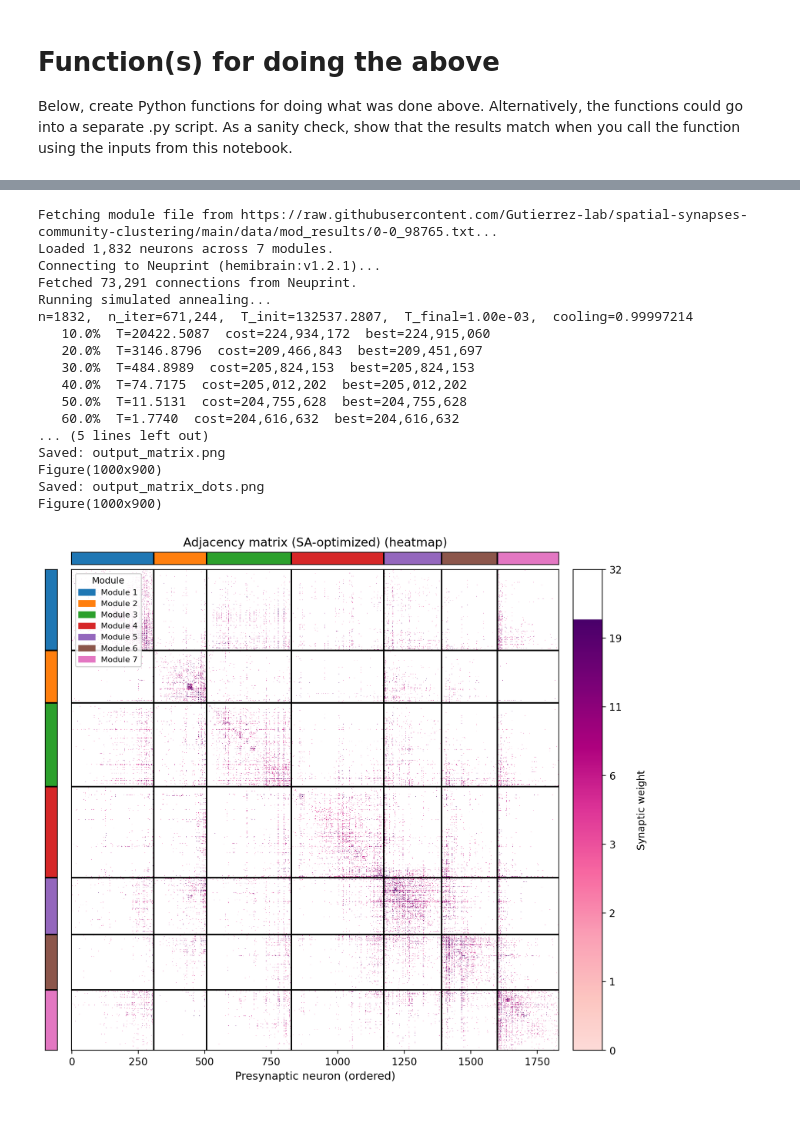
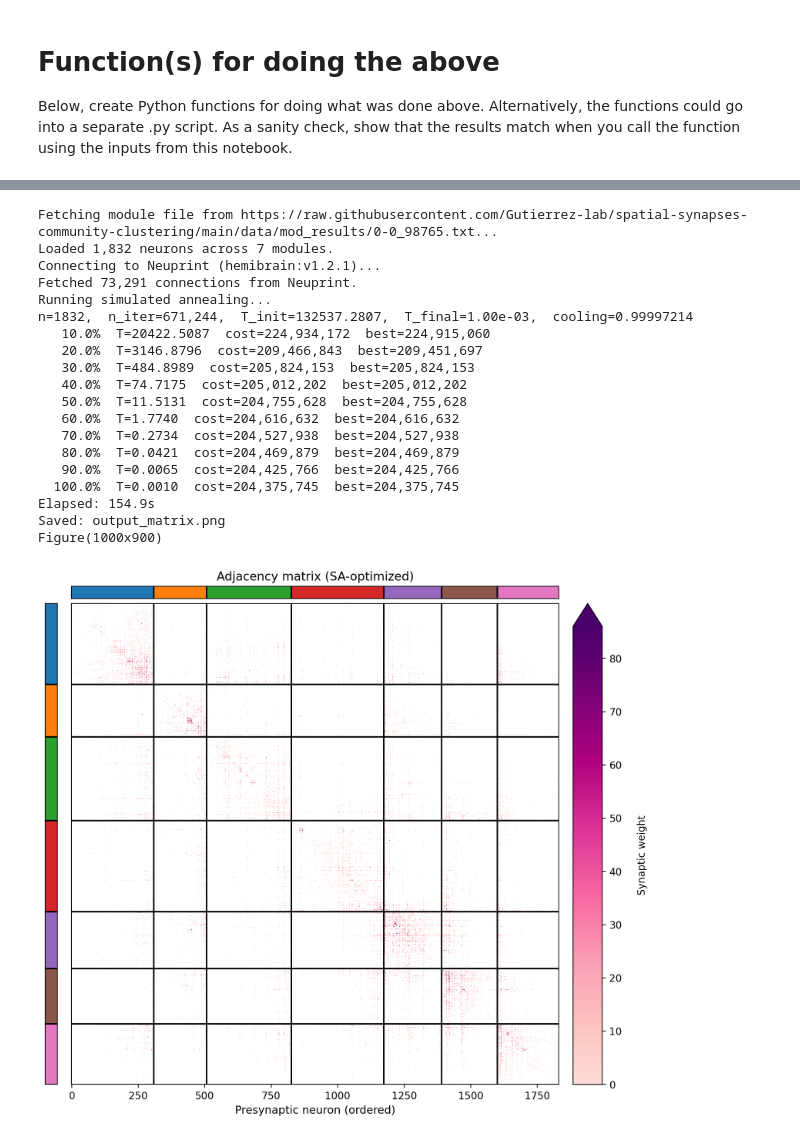
Before and after one commit to Gutierrez-lab/connectome-analysis-lab-tutorials, a Jupyter notebook: Simulated_Annealing/simulated_annealing_matrix_solution.ipynb, the cells around one changed output, grey strips where cells are left out. Cells and saved outputs as stored; diff of their text form; code cells hidden in the pictures.

```diff
--- a/Simulated_Annealing/simulated_annealing_matrix_solution.ipynb
+++ b/Simulated_Annealing/simulated_annealing_matrix_solution.ipynb
@@ -749,35 +817,36 @@ python adjacency_matrix.py \
 # %%
 import os
 from google.colab import userdata
 from IPython.display import Image, display
 
 os.environ['NEUPRINT_TOKEN'] = userdata.get('NEUPRINT_TOKEN')
 
 !python simulated_annealing.py \
     --mod-url  https://raw.githubusercontent.com/Gutierrez-lab/spatial-synapses-community-clustering/main/data/mod_results/0-0_98765.txt \
     --neuprint \
     --min-weight 3 \
+    --plot-style heatmap \
     --save output_matrix
 
-# Display the saved plots inline
 display(Image('output_matrix.png'))
-display(Image('output_matrix_dots.png'))
 # %% [output]
 Fetching module file from https://raw.githubusercontent.com/Gutierrez-lab/spatial-synapses-community-clustering/main/data/mod_results/0-0_98765.txt...
 Loaded 1,832 neurons across 7 modules.
 Connecting to Neuprint (hemibrain:v1.2.1)...
 Fetched 73,291 connections from Neuprint.
 Running simulated annealing...
 n=1832,  n_iter=671,244,  T_init=132537.2807,  T_final=1.00e-03,  cooling=0.99997214
    10.0%  T=20422.5087  cost=224,934,172  best=224,915,060
    20.0%  T=3146.8796  cost=209,466,843  best=209,451,697
    30.0%  T=484.8989  cost=205,824,153  best=205,824,153
    40.0%  T=74.7175  cost=205,012,202  best=205,012,202
    50.0%  T=11.5131  cost=204,755,628  best=204,755,628
    60.0%  T=1.7740  cost=204,616,632  best=204,616,632
-... (5 lines left out)
+   70.0%  T=0.2734  cost=204,527,938  best=204,527,938
+   80.0%  T=0.0421  cost=204,469,879  best=204,469,879
+   90.0%  T=0.0065  cost=204,425,766  best=204,425,766
+  100.0%  T=0.0010  cost=204,375,745  best=204,375,745
+Elapsed: 154.9s
 Saved: output_matrix.png
 Figure(1000x900)
-Saved: output_matrix_dots.png
-Figure(1000x900)
-[figure, old version]
+[figure, new version]
```
Also changed, not shown: parts of 10 cells of this notebook, 1 other file.
